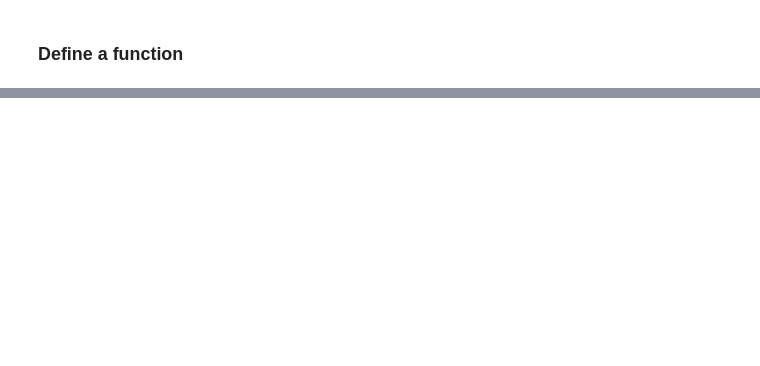
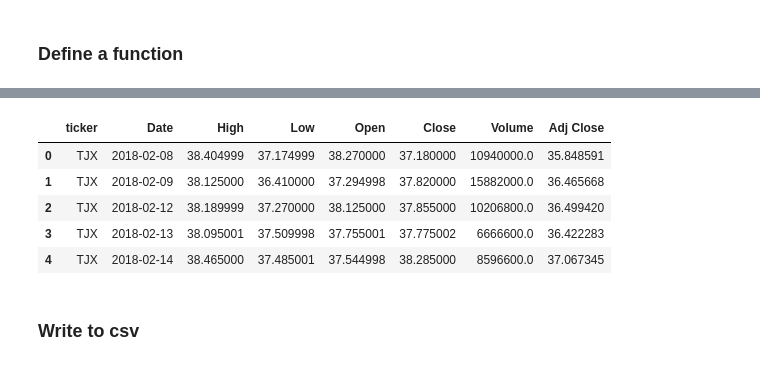
Before and after one commit to mguner-data/ETL-Project-SP500, a Jupyter notebook: Yahoo_Finance_Data.ipynb, the cells around one changed output, grey strips where cells are left out. Cells and saved outputs as stored; diff of their text form; code cells hidden in the pictures; blank space fills up the shorter version.

```diff
--- a/Yahoo_Finance_Data.ipynb
+++ b/Yahoo_Finance_Data.ipynb
@@ -65,0 +154,11 @@ SP500_18_20_df.to_csv('SP500_from18_to20.csv')
+# %%
+# Correct the column names
+df2 = df.rename(columns={'level_0': 'ticker'})
+df2.head()
+# %% [output]
+|  | ticker | Date | High | Low | Open | Close | Volume | Adj Close |
+| 0 | TJX | 2018-02-08 | 38.404999 | 37.174999 | 38.270000 | 37.180000 | 10940000.0 | 35.848591 |
+| 1 | TJX | 2018-02-09 | 38.125000 | 36.410000 | 37.294998 | 37.820000 | 15882000.0 | 36.465668 |
+| 2 | TJX | 2018-02-12 | 38.189999 | 37.270000 | 38.125000 | 37.855000 | 10206800.0 | 36.499420 |
+| 3 | TJX | 2018-02-13 | 38.095001 | 37.509998 | 37.755001 | 37.775002 | 6666600.0 | 36.422283 |
+| 4 | TJX | 2018-02-14 | 38.465000 | 37.485001 | 37.544998 | 38.285000 | 8596600.0 | 37.067345 |
@@ -65,0 +168,2 @@ SP500_18_20_df.to_csv('SP500_from18_to20.csv')
+# %% [markdown]
+### Write to csv
```
Also changed, not shown: parts of 14 cells of this notebook, 1 other file.
